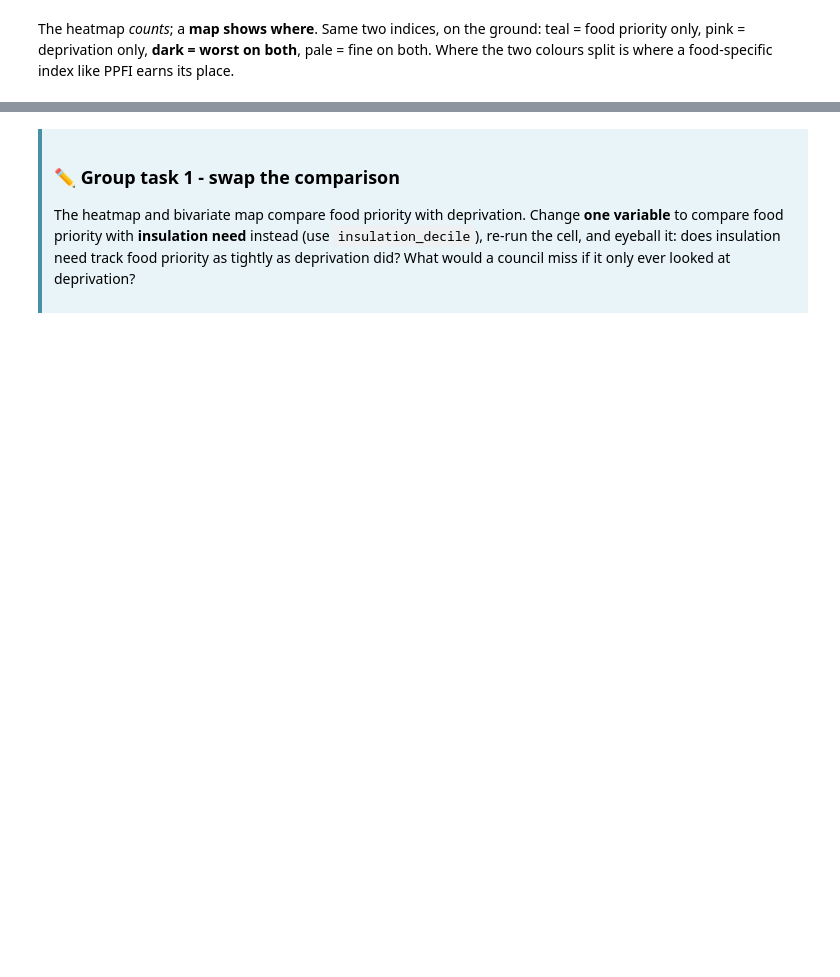
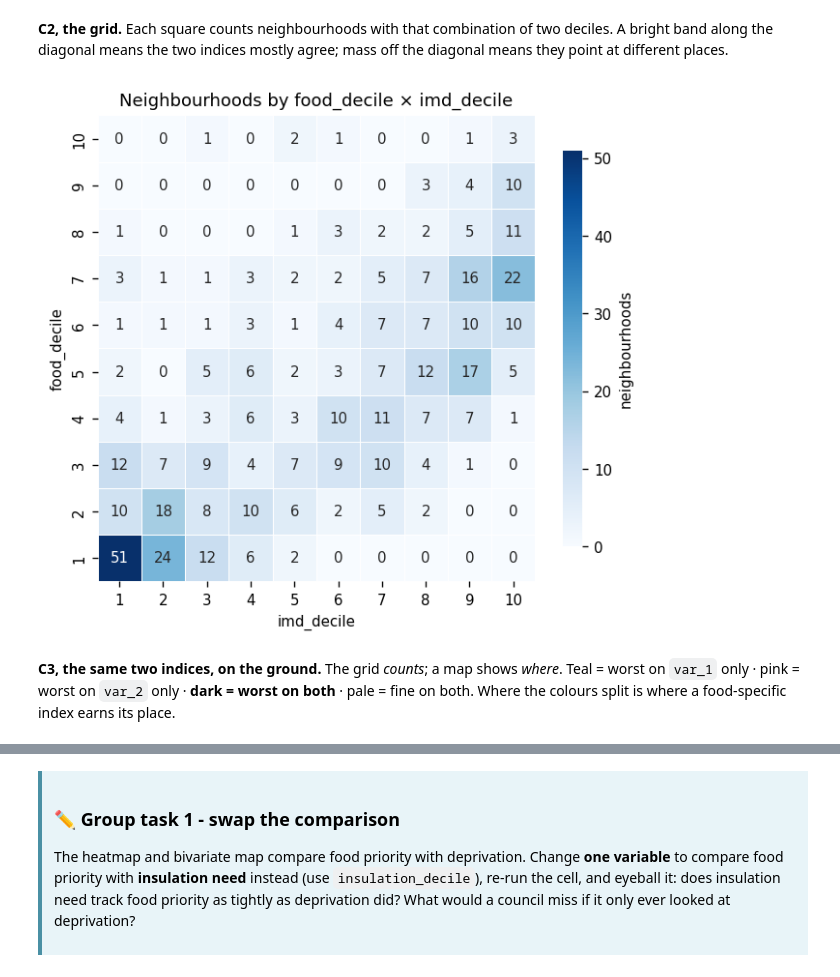
Before and after one commit to Leeds-HASP/digital-festival-2026, a Jupyter notebook: HASP_workshop.ipynb, the cells around one changed output, grey strips where cells are left out. Cells and saved outputs as stored; diff of their text form; code cells hidden in the pictures; blank space fills up the shorter version.

```diff
--- a/HASP_workshop.ipynb
+++ b/HASP_workshop.ipynb
@@ -325,4 +504,18 @@ plt.show()
+# %% [markdown]
+**C2, the grid.** Each square counts neighbourhoods with that combination of two deciles. A bright
+band along the diagonal means the two indices mostly agree; mass off the diagonal means they point
+at different places.
+# %%
+# ── C2 ── the agreement grid ──────────────────────────────────────────
+# ✏️ CHANGE THESE to compare a different pair
+var_1 = "food_decile"
+var_2 = "imd_decile"        # try "insulation_decile"
+# ──────────────────────────────────────────────
+
+plot_agreement_heatmap(area, var_1, var_2)
+# %% [output]
+[figure, added]
 # %% [markdown]
-The heatmap *counts*; a **map shows where**. Same two indices, on the ground: teal = food priority
-only, pink = deprivation only, **dark = worst on both**, pale = fine on both. Where the two colours
-split is where a food-specific index like PPFI earns its place.
+**C3, the same two indices, on the ground.** The grid *counts*; a map shows *where*.
+Teal = worst on `var_1` only · pink = worst on `var_2` only · **dark = worst on both** · pale = fine
+on both. Where the colours split is where a food-specific index earns its place.
```
Also changed, not shown: parts of 49 cells of this notebook.
